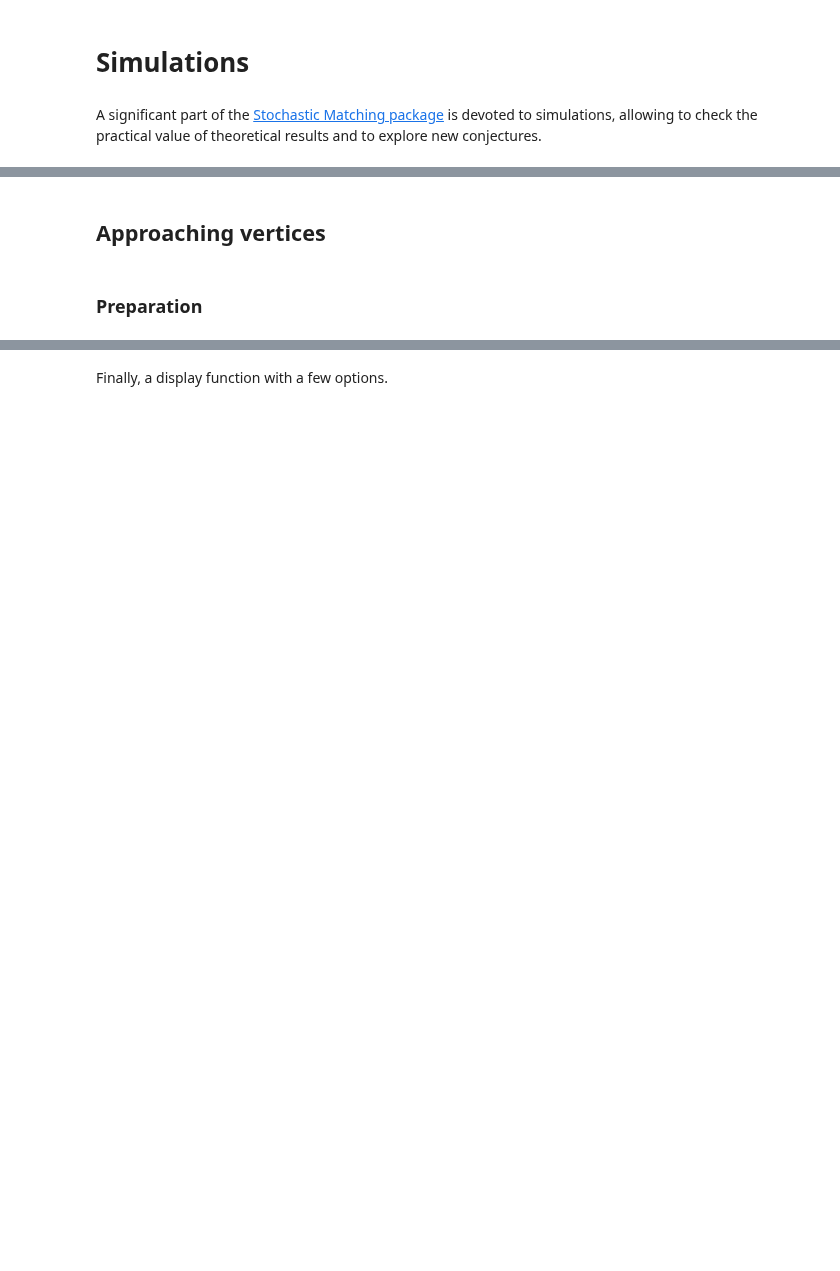
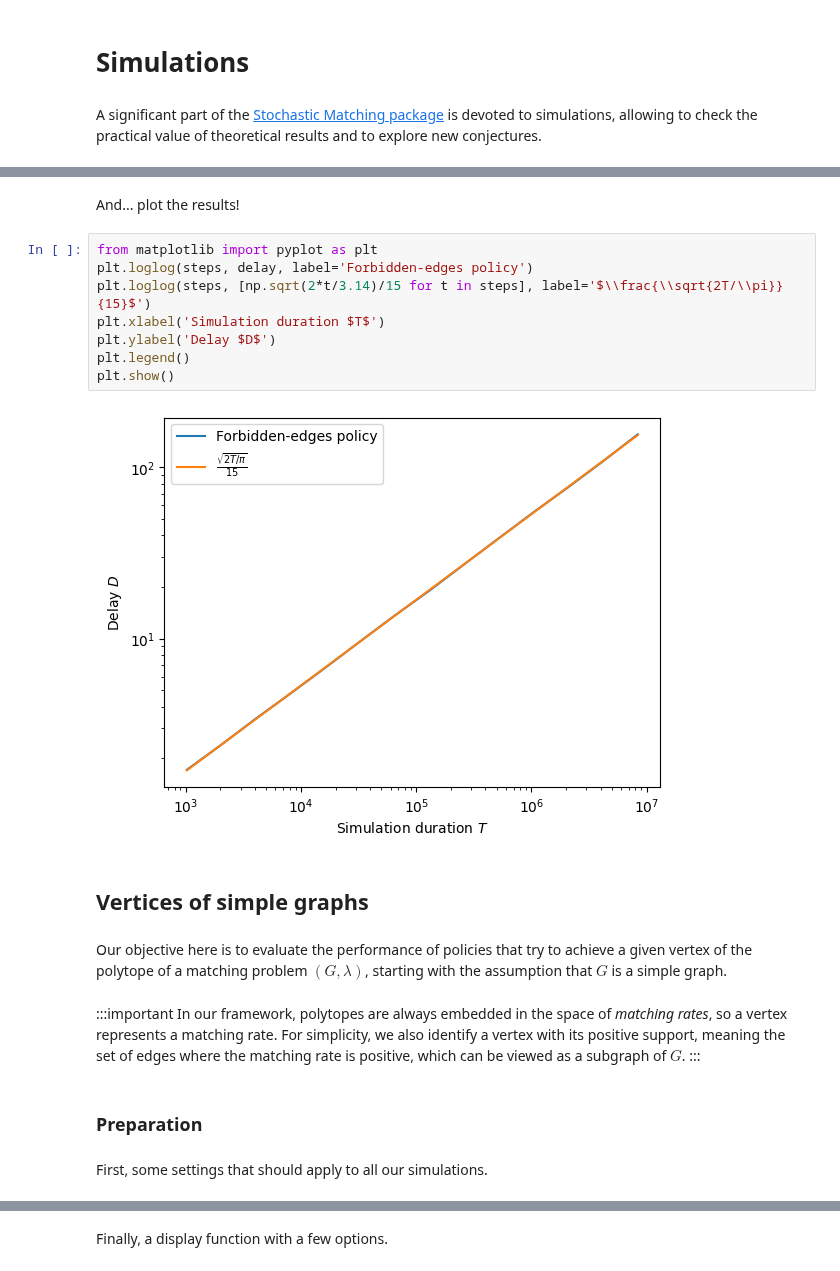
Before and after one commit to balouf/stochastic_matching, a Jupyter notebook: docs/companion/simulations.ipynb, the cells around one changed output, grey strips where cells are left out. Drawn from its saved outputs; the diff is of its cells as text; blank space fills up the shorter version.

```diff
--- a/docs/companion/simulations.ipynb
+++ b/docs/companion/simulations.ipynb
@@ -19,4 +60,24 @@ common = {
+# %% [markdown]
+And... plot the results!
+# %%
+from matplotlib import pyplot as plt
+plt.loglog(steps, delay, label='Forbidden-edges policy')
+plt.loglog(steps, [np.sqrt(2*t/3.14)/15 for t in steps], label='$\\frac{\\sqrt{2T/\\pi}}{15}$')
+plt.xlabel('Simulation duration $T$')
+plt.ylabel('Delay $D$')
+plt.legend()
+plt.show()
+# %% [output]
+[figure, added]
 # %% [markdown]
-## Approaching vertices
+## Vertices of simple graphs
+# %% [markdown]
+Our objective here is to evaluate the performance of policies that try to achieve a given vertex of the polytope of a matching problem $(G, \lambda)$, starting with the assumption that $G$ is a simple graph.
+# %% [markdown]
+:::important
+In our framework, polytopes are always embedded in the space of *matching rates*, so a vertex represents a matching rate. For simplicity, we also identify a vertex with its positive support, meaning the set of edges where the matching rate is positive, which can be viewed as a subgraph of $G$.
+:::
 # %% [markdown]
 ### Preparation
+# %% [markdown]
+First, some settings that should apply to all our simulations.
```
Also changed, not shown: parts of 33 cells of this notebook.
